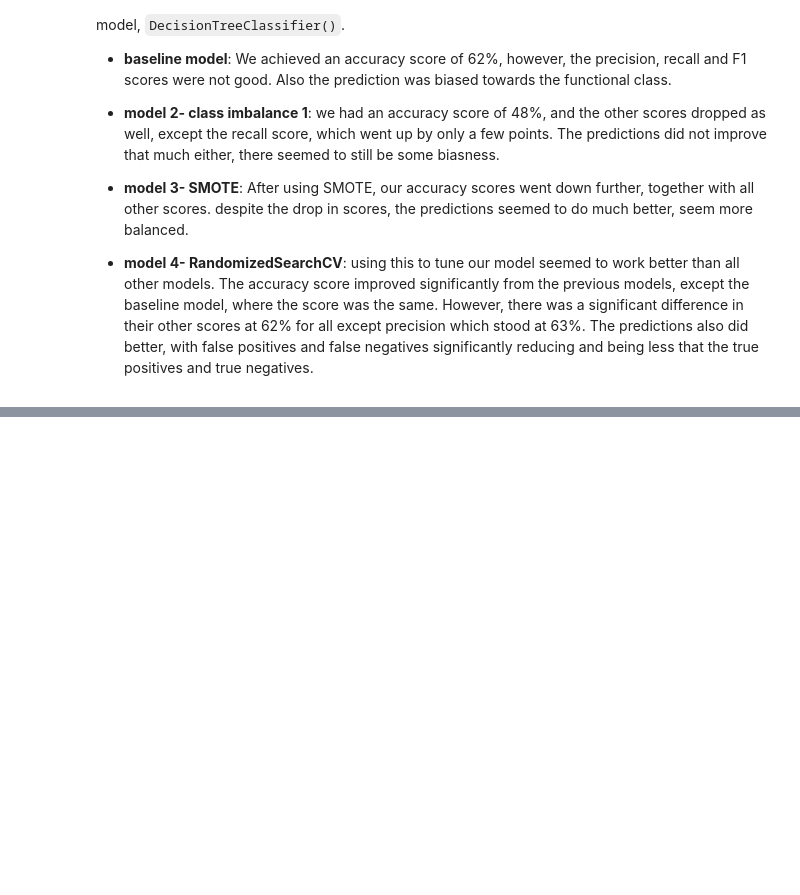
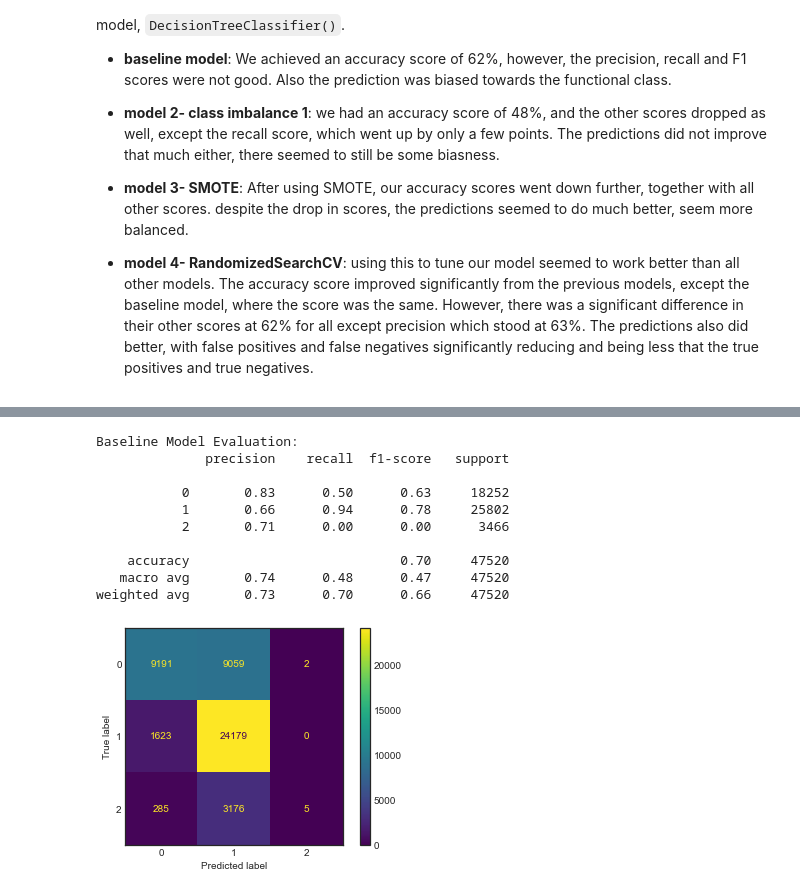
Before and after one commit to Assesa44/Tanzania-Wells-Functionality-Predictions, a Jupyter notebook: Notebooks/wells_analysis.ipynb, the cells around one changed output, grey strips where cells are left out. Cells and saved outputs as stored; diff of their text form; code cells hidden in the pictures; blank space fills up the shorter version.

```diff
--- a/Notebooks/wells_analysis.ipynb
+++ b/Notebooks/wells_analysis.ipynb
@@ -1529,0 +1600,6 @@ After 4 iterations of the `LogisticRegression()` models, we are switching to ano
+# %%
+# Make a copy of teh original training data.
+X_dt = X_train.copy()
+
+# Preview
+X_dt.head()
@@ -1529,0 +1613,50 @@ After 4 iterations of the `LogisticRegression()` models, we are switching to ano
+# %%
+# Save encoder objects for reuse
+encoders = {}
+
+for col in cat_cols:
+    n_unique = X_train[col].nunique()
+
+    if n_unique <= 50: # -> encode columns with less than 50 unique values.
+        # Ordinal encode
+        oe = OrdinalEncoder()
+        X_dt[col] = oe.fit_transform(X_train[[col]])
+        encoders[col] = oe
+
+    else: # -> encode columns with less than 50 unique values.
+        # Frequency encode
+        freq_map = X_train[col].value_counts().to_dict()
+        X_dt[col] = X_train[col].map(freq_map)
+
+# Preview
+X_dt.head()
+# %%
+X_dtree = X_dt.copy()
+y_dtree = y_train.copy()
+
+# Define model
+dt = DecisionTreeClassifier(criterion= 'entropy', max_depth= 5, random_state= 42).fit(X_dtree, y_dtree)
+
+# Create a predicted y
+y_pred = dt.predict(X_dtree)
+
+# Print model evaluation
+print('Baseline Model Evaluation:')
+print(classification_report(y_dtree, y_pred))
+
+conf_matrix = confusion_matrix(y_dtree, y_pred)
+plt.style.use('seaborn-white')
+disp = ConfusionMatrixDisplay(conf_matrix)
+disp.plot();
+# %% [output]
+Baseline Model Evaluation:
+              precision    recall  f1-score   support
+
+           0       0.83      0.50      0.63     18252
+           1       0.66      0.94      0.78     25802
+           2       0.71      0.00      0.00      3466
+
+    accuracy                           0.70     47520
+   macro avg       0.74      0.48      0.47     47520
+weighted avg       0.73      0.70      0.66     47520
+[figure, added]
```
Also changed, not shown: parts of 14 cells of this notebook.
